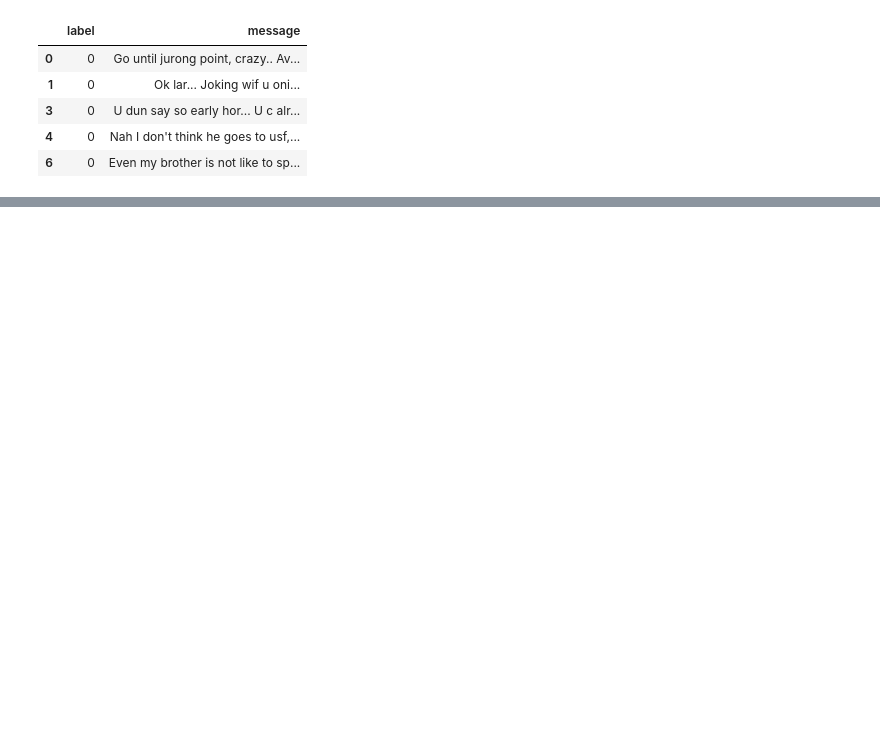
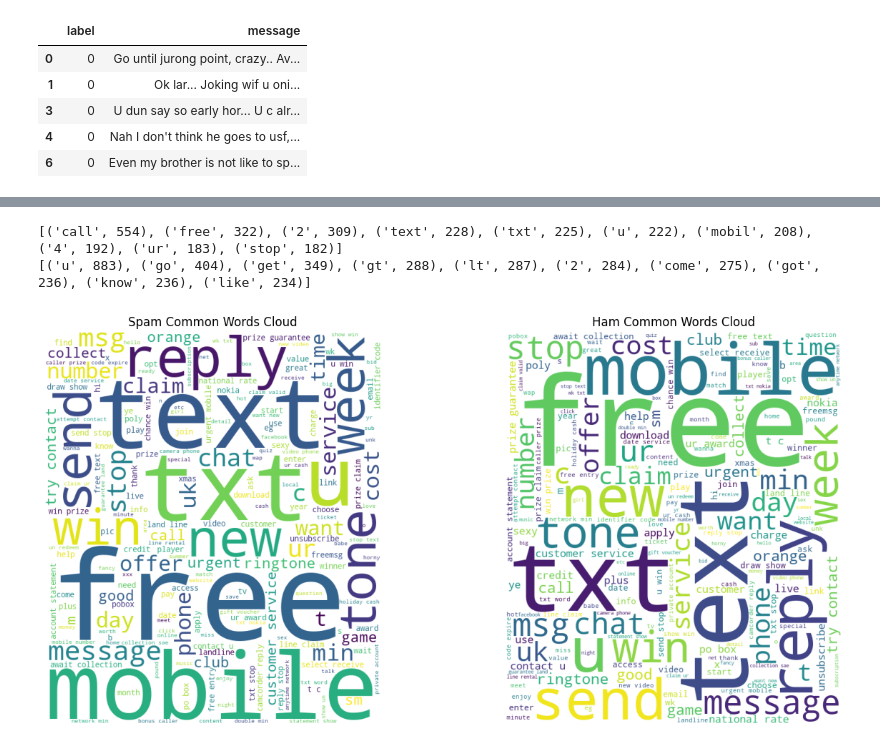
Before and after one commit to Isaacdvs2/Data-Science-AI-ML-, a Jupyter notebook: NLP/NLTK.ipynb, the cells around one changed output, grey strips where cells are left out. Drawn from its saved outputs; the diff is of its cells as text; code cells hidden in the pictures; blank space fills up the shorter version.

```diff
--- a/NLP/NLTK.ipynb
+++ b/NLP/NLTK.ipynb
@@ -341,2 +466,57 @@ print(Counter(ham_words).most_common(10))
+# %%
+# View the common words
+
+from collections import Counter
+
+# Join all spam messages into one string, then split
+spam_text = " ".join(sms_augmented[sms_augmented['label'] == 1]['clean_message'])
+spam_words = spam_text.split()
+
+# Same for ham
+ham_text = " ".join(sms_augmented[sms_augmented['label'] == 0]['clean_message'])
+ham_words = ham_text.split()
+
+# Get most common words
+print(Counter(spam_words).most_common(10))
+print(Counter(ham_words).most_common(10))
+# %% [output]
+[('call', 554), ('free', 322), ('2', 309), ('text', 228), ('txt', 225), ('u', 222), ('mobil', 208), ('4', 192), ('ur', 183), ('stop', 182)]
+[('u', 883), ('go', 404), ('get', 349), ('gt', 288), ('lt', 287), ('2', 284), ('come', 275), ('got', 236), ('know', 236), ('like', 234)]
 # %%
-# Visualize the common words
+# Visualize the common words without stop words.
+# ===================
+# import the wordcloud lib
+from wordcloud import WordCloud
+
+# Create the wordcloud visual for both spam and ham
+# ======================
+# create data with spam only
+spam_text = " ".join(sms_aug[sms_aug['label'] == 1]['clean_message'])
+
+
+# create data with ham only
+ham_text = " ".join(sms_aug[sms_aug['label'] == 0]['clean_message'])
+
+# create wordcloud charts for each
+spam_wc = WordCloud(width = 600, height=700,
+                    background_color='white').generate(spam_text)
+ham_wc = WordCloud(width=600, height=700,
+                    background_color='white').generate(spam_text)
+
+# Create subplots
+plt.figure(figsize=(14, 6), facecolor = None)
+
+plt.subplot(1, 2, 1)
+plt.imshow(spam_wc)
+plt.axis("off")
+plt.title("Spam Common Words Cloud")
+
+plt.subplot(1, 2, 2)
+plt.imshow(ham_wc)
+plt.axis("off")
+plt.title("Ham Common Words Cloud")
+
+plt.tight_layout()
+plt.show()
+# %% [output]
+[figure, added]
```
Also changed, not shown: parts of 15 cells of this notebook.
